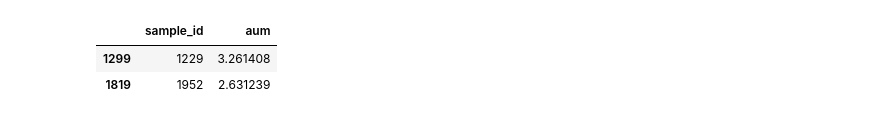
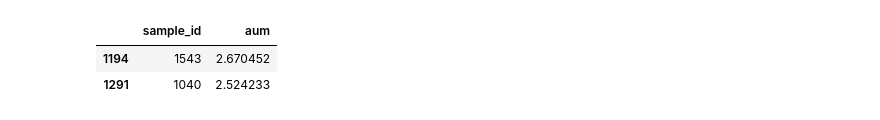
Before and after one commit to sinanuozdemir/oreilly-transformers-nlp-mlops, a Jupyter notebook: notebooks/data_cleaning.ipynb, the cells around one changed output. Cells and saved outputs as stored; diff of their text form; code cells hidden in the pictures.

```diff
--- a/notebooks/data_cleaning.ipynb
+++ b/notebooks/data_cleaning.ipynb
@@ -271,7 +324,7 @@ Highlighting a particular pair
 # %%
-# AUM says they are both just fine
-aum_values[aum_values['sample_id'].isin((1229, 1952))]
+# AUM says they are both fairly fine
+aum_values[aum_values['sample_id'].isin((1040, 1543))]
 # %% [output]
 |  | sample_id | aum |
-| 1299 | 1229 | 3.261408 |
-| 1819 | 1952 | 2.631239 |
+| 1194 | 1543 | 2.670452 |
+| 1291 | 1040 | 2.524233 |
```
Also changed, not shown: parts of 34 cells of this notebook, 6 other files.
